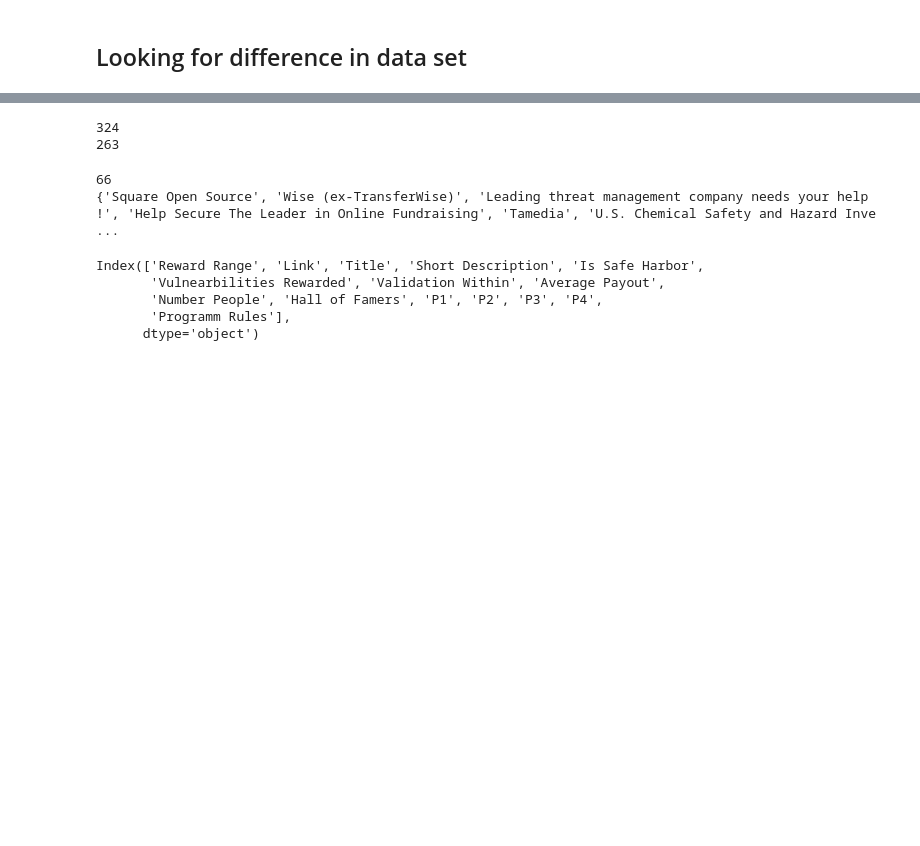
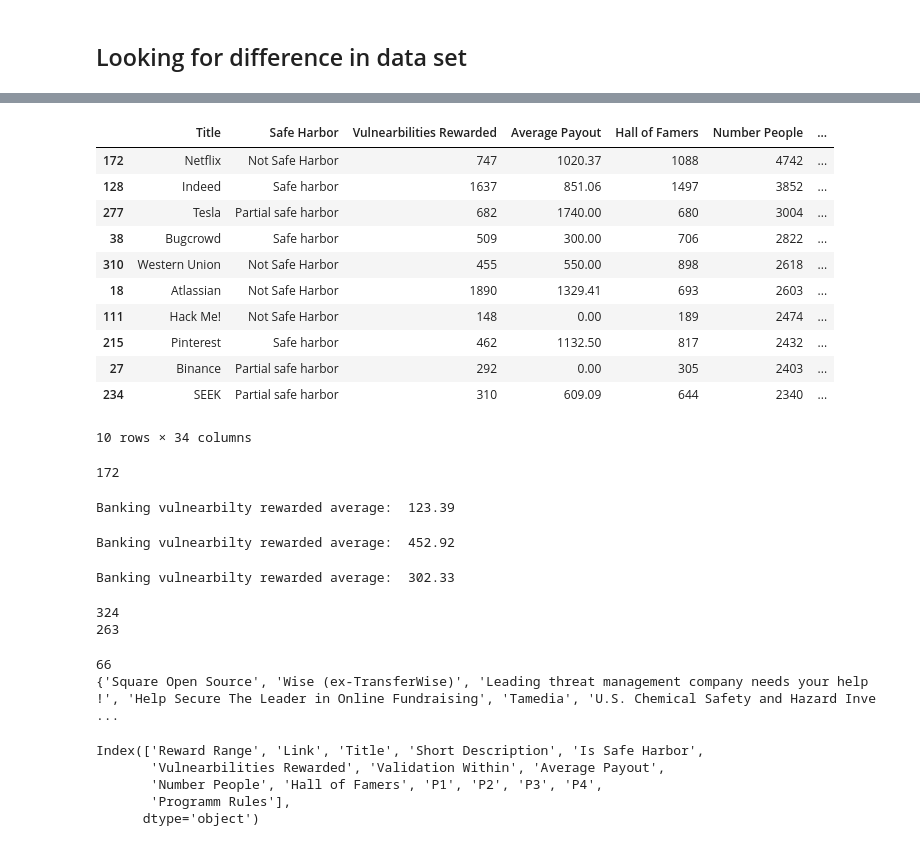
Before and after one commit to patrickahrend/data-analytics-bugcrowd, a Jupyter notebook: src/ultils.ipynb, the cells around one changed output, grey strips where cells are left out. Drawn from its saved outputs; the diff is of its cells as text; code cells hidden in the pictures; blank space fills up the shorter version.

```diff
--- a/src/ultils.ipynb
+++ b/src/ultils.ipynb
@@ -2,0 +48,21 @@
+# %%
+largest_rows = df.nlargest(10, 'Number People')
+largest_rows
+# %% [output]
+|  | Title | Safe Harbor | Vulnearbilities Rewarded | Average Payout | Hall of Famers | Number People | ... |
+| 172 | Netflix | Not Safe Harbor | 747 | 1020.37 | 1088 | 4742 | ... |
+| 128 | Indeed | Safe harbor | 1637 | 851.06 | 1497 | 3852 | ... |
+| 277 | Tesla | Partial safe harbor | 682 | 1740.00 | 680 | 3004 | ... |
+| 38 | Bugcrowd | Safe harbor | 509 | 300.00 | 706 | 2822 | ... |
+| 310 | Western Union | Not Safe Harbor | 455 | 550.00 | 898 | 2618 | ... |
+| 18 | Atlassian | Not Safe Harbor | 1890 | 1329.41 | 693 | 2603 | ... |
+| 111 | Hack Me! | Not Safe Harbor | 148 | 0.00 | 189 | 2474 | ... |
+| 215 | Pinterest | Safe harbor | 462 | 1132.50 | 817 | 2432 | ... |
+| 27 | Binance | Partial safe harbor | 292 | 0.00 | 305 | 2403 | ... |
+| 234 | SEEK | Partial safe harbor | 310 | 609.09 | 644 | 2340 | ... |
+10 rows × 34 columns
+# %%
+max = df["Number People"].idxmax()
+max
+# %% [output]
+172
@@ -3,3 +71,18 @@
+# %%
+non_technology_vulnearbilities = df['Vulnearbilities Rewarded'].mean()
+print("Banking vulnearbilty rewarded average: ",round(non_technology_vulnearbilities,2))
+# %% [output]
+Banking vulnearbilty rewarded average:  123.39
+# %%
+non_technology_number = df['Number People'].mean()
+print("Banking vulnearbilty rewarded average: ",round(non_technology_number,2))
+# %% [output]
+Banking vulnearbilty rewarded average:  452.92
+# %%
+non_technology_ap = df['Average Payout'].mean()
+print("Banking vulnearbilty rewarded average: ",round(non_technology_ap,2))
+# %% [output]
+Banking vulnearbilty rewarded average:  302.33
 # %%
 import pandas as pd
 
```
Also changed, not shown: parts of 7 cells of this notebook, 48 other files.
